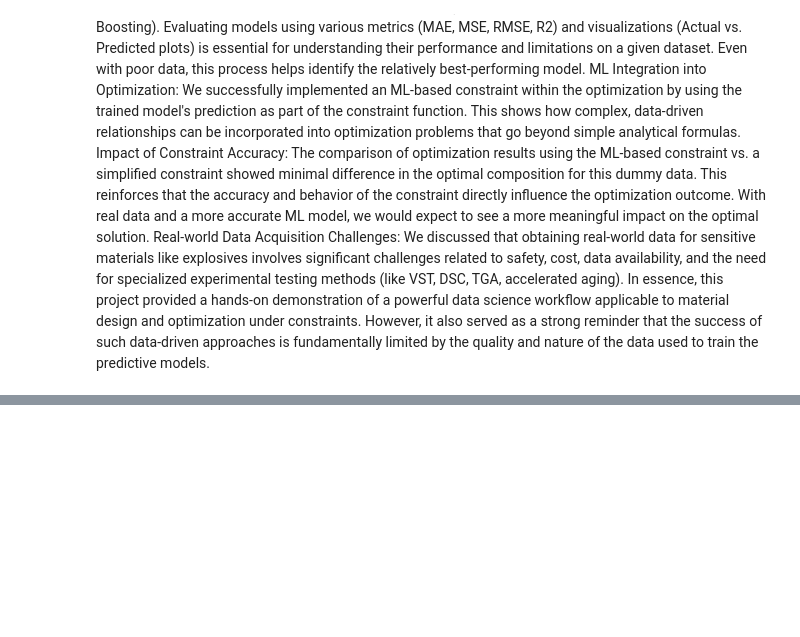
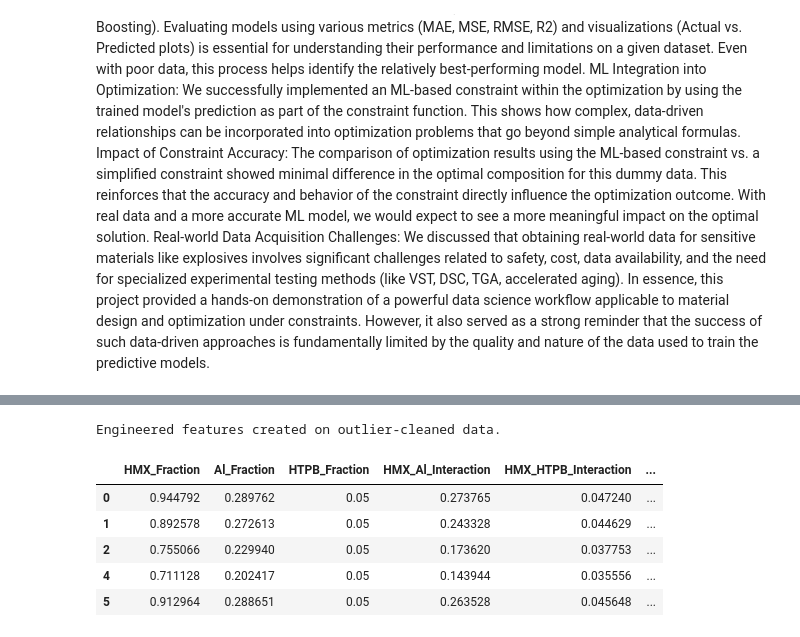
Before and after one commit to lynnfdsouza/Counterterrorism, a Jupyter notebook: HEM_Bldg_0003.ipynb, the cells around one changed output, grey strips where cells are left out. Cells and saved outputs as stored; diff of their text form; code cells hidden in the pictures; blank space fills up the shorter version.

```diff
--- a/HEM_Bldg_0003.ipynb
+++ b/HEM_Bldg_0003.ipynb
@@ -3871,0 +4192,28 @@ In essence, this project provided a hands-on demonstration of a powerful data sc
+# %%
+# Create Interaction Features on the outlier-cleaned data
+
+# Ensure df_cleaned_outliers is available from the previous step
+X_engineered_outliers = X_cleaned_outliers.copy()
+
+# Interaction between HMX and Aluminum fractions
+X_engineered_outliers['HMX_Al_Interaction'] = X_engineered_outliers['HMX_Fraction'] * X_engineered_outliers['Al_Fraction']
+
+# Interaction between HMX and HTPB fractions
+X_engineered_outliers['HMX_HTPB_Interaction'] = X_engineered_outliers['HMX_Fraction'] * X_engineered_outliers['HTPB_Fraction']
+
+# Interaction between Aluminum and HTPB fractions
+X_engineered_outliers['Al_HTPB_Interaction'] = X_engineered_outliers['Al_Fraction'] * X_engineered_outliers['HTPB_Fraction']
+
+# Interaction between all three fractions
+X_engineered_outliers['HMX_Al_HTPB_Interaction'] = X_engineered_outliers['HMX_Fraction'] * X_engineered_outliers['Al_Fraction'] * X_engineered_outliers['HTPB_Fraction']
+
+print("Engineered features created on outlier-cleaned data.")
+display(X_engineered_outliers.head())
+# %% [output]
+Engineered features created on outlier-cleaned data.
+|  | HMX_Fraction | Al_Fraction | HTPB_Fraction | HMX_Al_Interaction | HMX_HTPB_Interaction | ... |
+| 0 | 0.944792 | 0.289762 | 0.05 | 0.273765 | 0.047240 | ... |
+| 1 | 0.892578 | 0.272613 | 0.05 | 0.243328 | 0.044629 | ... |
+| 2 | 0.755066 | 0.229940 | 0.05 | 0.173620 | 0.037753 | ... |
+| 4 | 0.711128 | 0.202417 | 0.05 | 0.143944 | 0.035556 | ... |
+| 5 | 0.912964 | 0.288651 | 0.05 | 0.263528 | 0.045648 | ... |
```
Also changed, not shown: parts of 16 cells of this notebook.
